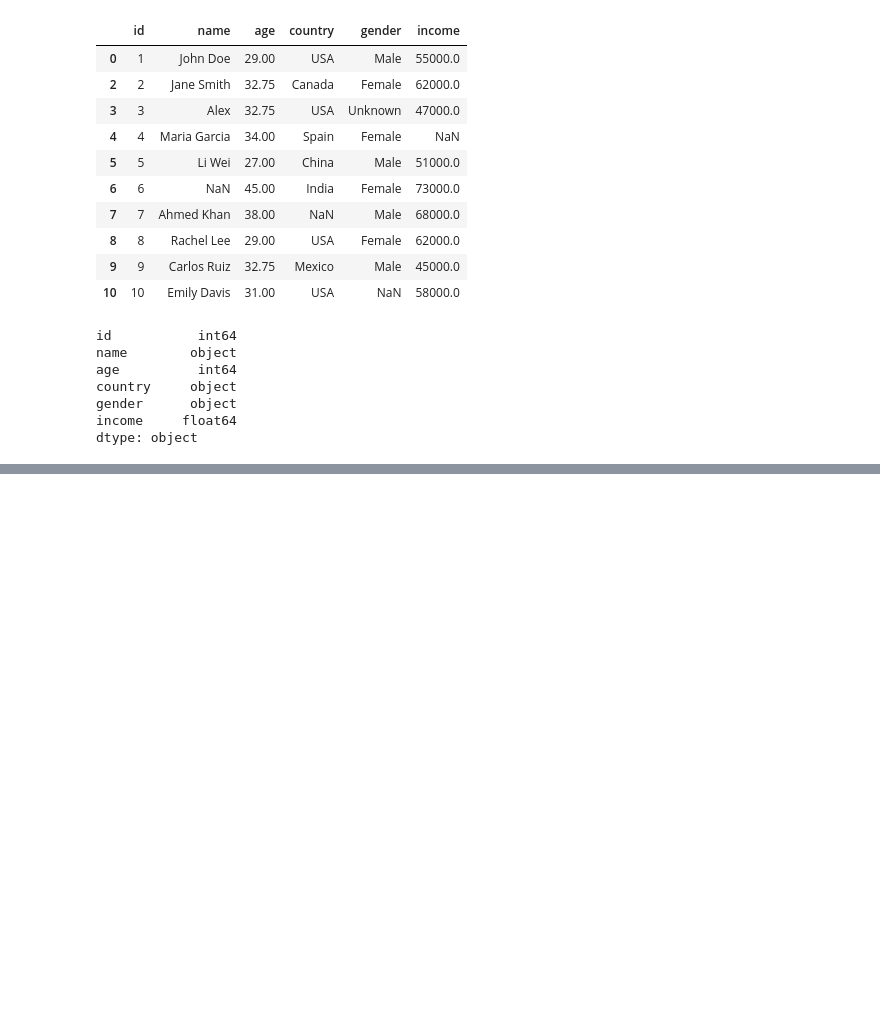
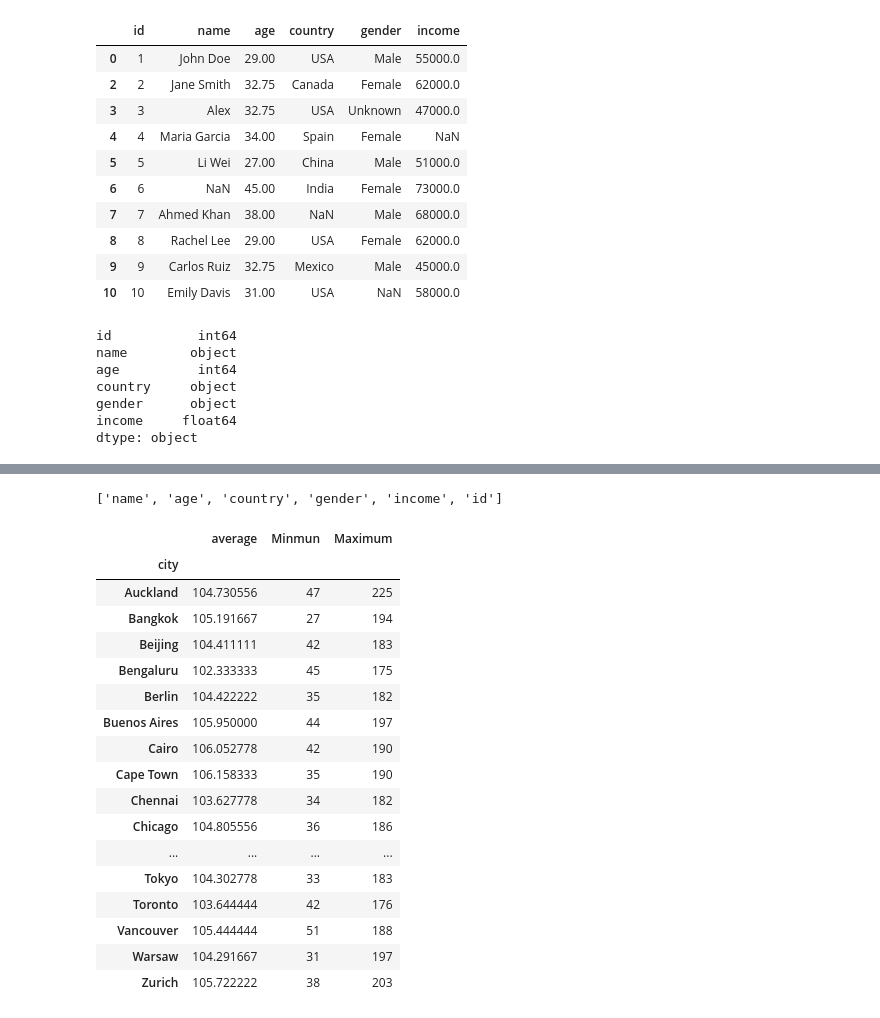
Before and after one commit to aneesi6247-lgtm/About-Data, a Jupyter notebook: Pandas_Tutorial.ipynb, the cells around one changed output, grey strips where cells are left out. Saved outputs shown, nothing was run; the diff lists cells and outputs as text; code cells hidden in the pictures; blank space fills up the shorter version.

```diff
--- a/Pandas_Tutorial.ipynb
+++ b/Pandas_Tutorial.ipynb
@@ -241,0 +305,45 @@ Name: name, dtype: object
+# %%
+# task we need to shif the ID column to the end
+
+copy2 = empdata.copy()
+new_column = [ val for val in copy2.columns if val!= "id"] + ["id"]
+print(new_column)
+copy2[new_column]
+
+# to store the data in jsv
+
+copy3 = empdata.copy()
+copy3 = copy3.drop_duplicates()
+copy3 = copy3.fillna(0)
+copy3 = copy3.sort_values("income")
+
+copy3.to_csv("sorted_data.csv")
+# %% [output]
+['name', 'age', 'country', 'gender', 'income', 'id']
+# %%
+
+# Grouping and Aggregation of data
+
+copy4 = keg.copy()
+copy4.groupby("city")["aqi"].mean()
+copy4.groupby("city")["aqi"].agg(["mean", "min", "max"]) # this is called aggregation of data
+copy4.groupby("city")["aqi"].aggregate(average = "mean", Minmun = "min", Maximum = "max")
+# %% [output]
+|  | average | Minmun | Maximum |
+| city |  |  |  |
+| Auckland | 104.730556 | 47 | 225 |
+| Bangkok | 105.191667 | 27 | 194 |
+| Beijing | 104.411111 | 42 | 183 |
+| Bengaluru | 102.333333 | 45 | 175 |
+| Berlin | 104.422222 | 35 | 182 |
+| Buenos Aires | 105.950000 | 44 | 197 |
+| Cairo | 106.052778 | 42 | 190 |
+| Cape Town | 106.158333 | 35 | 190 |
+| Chennai | 103.627778 | 34 | 182 |
+| Chicago | 104.805556 | 36 | 186 |
+| ... | ... | ... | ... |
+| Tokyo | 104.302778 | 33 | 183 |
+| Toronto | 103.644444 | 42 | 176 |
+| Vancouver | 105.444444 | 51 | 188 |
+| Warsaw | 104.291667 | 31 | 197 |
+| Zurich | 105.722222 | 38 | 203 |
```
Also changed, not shown: parts of 6 cells of this notebook, 1 other file.
